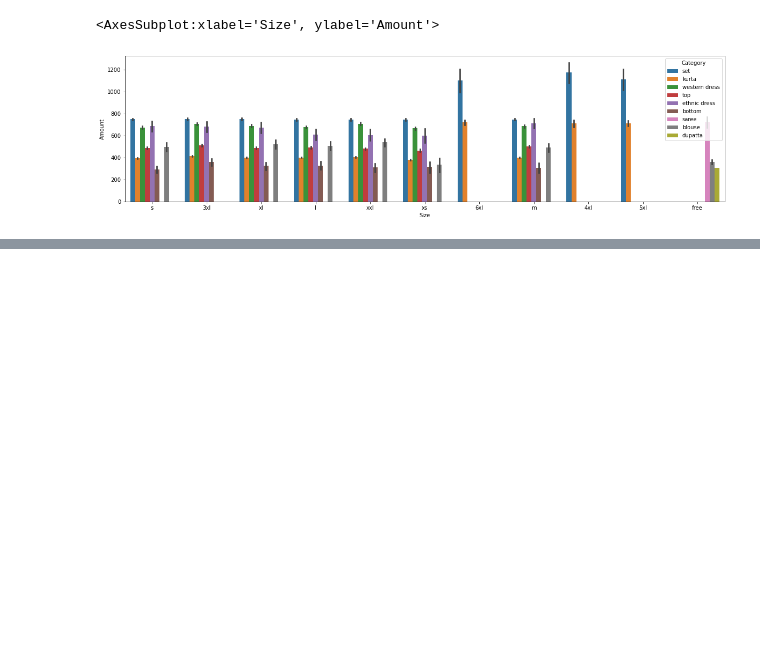
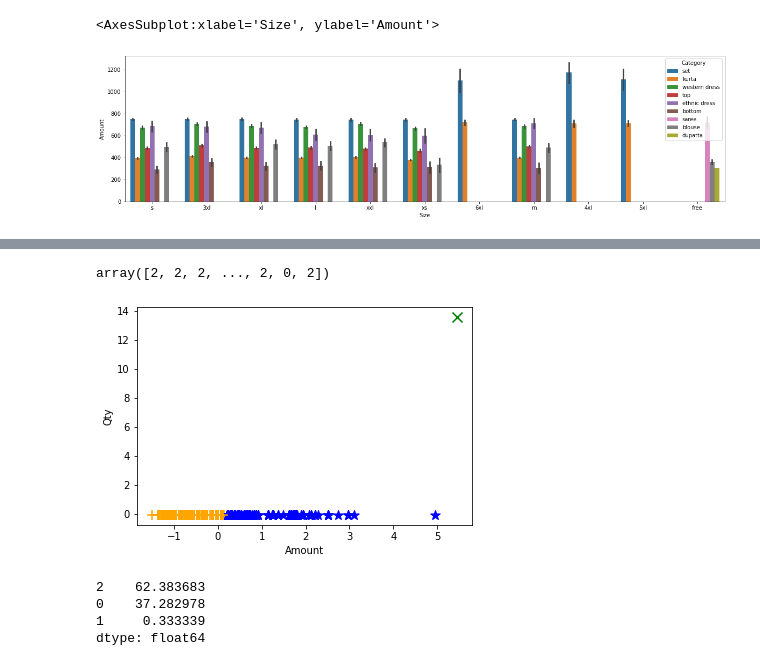
Before and after one commit to Abednego-py/E-commerce-Data-Analysis-Seaborn-, a Jupyter notebook: E-commerce Sales Analysis_.ipynb, the cells around one changed output, grey strips where cells are left out. Cells and saved outputs as stored; diff of their text form; code cells hidden in the pictures; blank space fills up the shorter version.

```diff
--- a/E-commerce Sales Analysis_.ipynb
+++ b/E-commerce Sales Analysis_.ipynb
@@ -577,0 +678,28 @@ sb.barplot(df['Size'],df['Amount'],hue=df['Category'])
+# %%
+# There's an elbow at 3 so we use 3 clusters
+
+from sklearn.cluster import KMeans
+
+# Create a model based on 3 centroids
+model = KMeans(n_clusters=3, init='k-means++', n_init=100, max_iter=1000)
+# Fit to the data and predict the cluster assignments for each data point
+km_clusters = model.fit_predict(X_new)
+# View the cluster assignments
+km_clusters
+# %% [output]
+array([2, 2, 2, ..., 2, 0, 2])
+# %%
+def plot_clusters(samples, clusters):
+    col_dic = {0:'blue',1:'green',2:'orange'}
+    mrk_dic = {0:'*',1:'x',2:'+'}
+    colors = [col_dic[x] for x in clusters]
+    markers = [mrk_dic[x] for x in clusters]
+    for i in range(500):
+        plt.scatter(samples['Amount'][i], samples['Qty'][i], color = colors[i], marker=markers[i], s=100)
+    plt.xlabel('Amount')
+    plt.ylabel('Qty')
+    plt.show()
+
+plot_clusters(X_new[:1000], km_clusters)
+# %% [output]
+[figure, added]
@@ -577,0 +708,7 @@ sb.barplot(df['Size'],df['Amount'],hue=df['Category'])
+# %%
+clusters.value_counts(normalize=True)* 100
+# %% [output]
+2    62.383683
+0    37.282978
+1     0.333339
+dtype: float64
```
Also changed, not shown: parts of 32 cells of this notebook, 2 other files.
